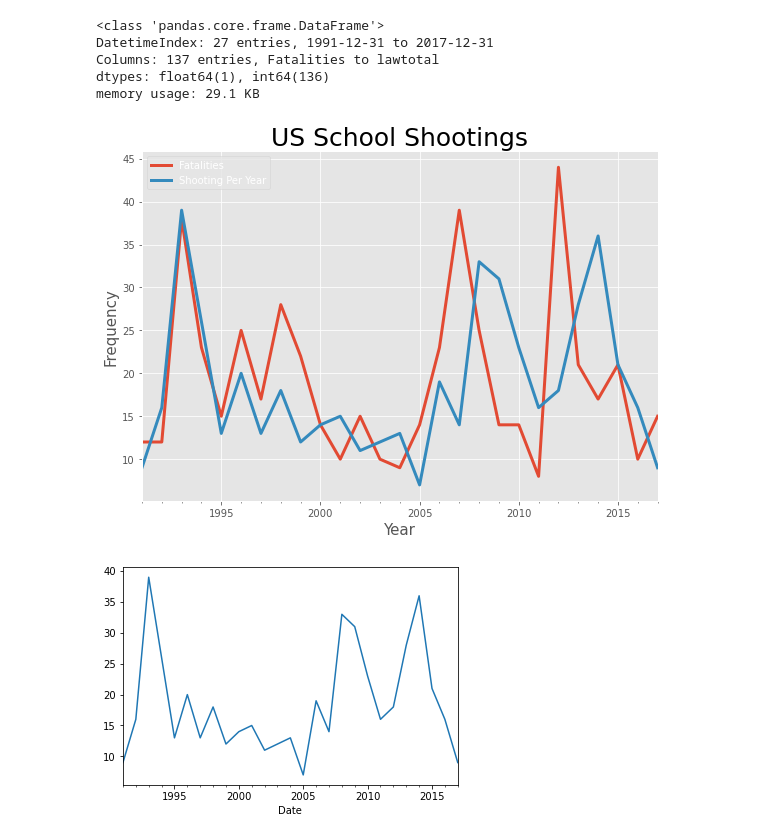
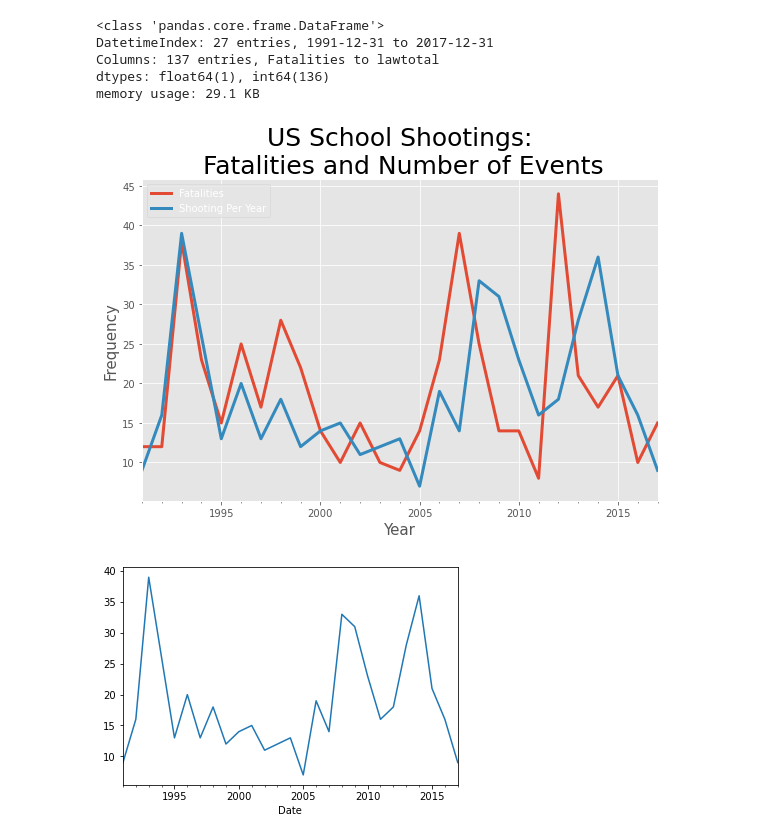
Before and after one commit to laurmarshall/School_Shootings_Analysis, a Jupyter notebook: EDA.ipynb, the cells around one changed output. Saved outputs shown, nothing was run; the diff lists cells and outputs as text; code cells hidden in the pictures.

```diff
--- a/EDA.ipynb
+++ b/EDA.ipynb
@@ -683,16 +683,16 @@ memory usage: 29.1 KB
 # %%
 laws_and_shootings['Fatalities'].plot(figsize = (8, 6), linewidth = 3)
 laws_and_shootings['Shooting Per Year'].plot(figsize = (8, 6), linewidth = 3)
 
-plt.title('US School Shootings Comparison', fontsize = 25, color = 'k')
+plt.title('US School Shootings:\n Fatalities and Number of Events', fontsize = 25, color = 'k')
 plt.ylabel('Frequency', fontsize = 15)
 plt.xlabel('Year', fontsize = 15)
 plt.legend()
 plt.tight_layout()
 
-plt.savefig('US School Shootings ')
+plt.savefig('US School Shootings: Fatalities and Number of Events')
 # %% [output]
-[figure, old version]
+[figure, new version]
 # %%
 laws_and_shootings['Shooting Per Year'].plot();
 # %% [output]
```
Also changed, not shown: 1 other file.
